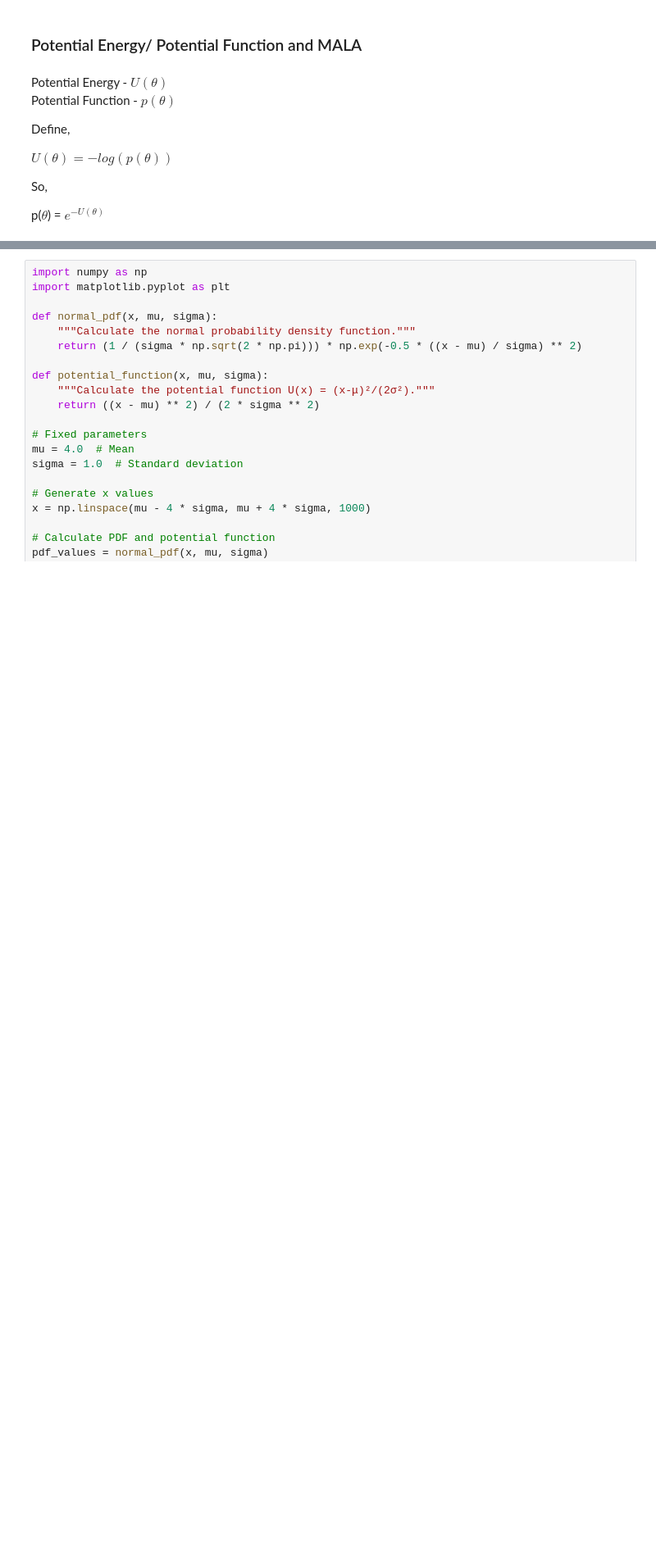
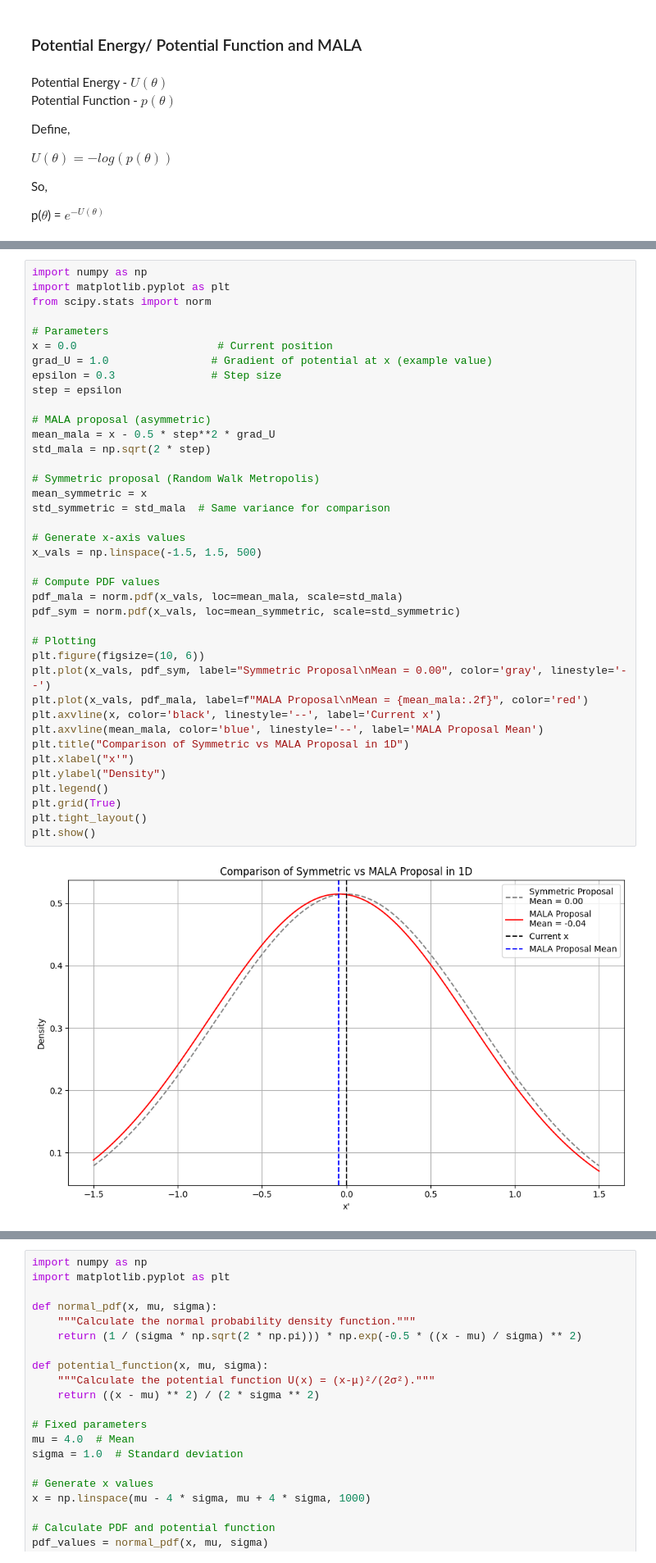
Before and after one commit to hashansl/learning, a Jupyter notebook: statistics/Bayesian/task-2 adam/mala_test.ipynb, the cells around one changed output, grey strips where cells are left out. Shown: that part at 82% size. Cells and saved outputs as stored; diff of their text form; blank space fills up the shorter version.

```diff
--- a/statistics/Bayesian/task-2 adam/mala_test.ipynb
+++ b/statistics/Bayesian/task-2 adam/mala_test.ipynb
@@ -32,0 +120,41 @@ plt.show()
+# %%
+import numpy as np
+import matplotlib.pyplot as plt
+from scipy.stats import norm
+
+# Parameters
+x = 0.0                      # Current position
+grad_U = 1.0                # Gradient of potential at x (example value)
+epsilon = 0.3               # Step size
+step = epsilon
+
+# MALA proposal (asymmetric)
+mean_mala = x - 0.5 * step**2 * grad_U
+std_mala = np.sqrt(2 * step)
+
+# Symmetric proposal (Random Walk Metropolis)
+mean_symmetric = x
+std_symmetric = std_mala  # Same variance for comparison
+
+# Generate x-axis values
+x_vals = np.linspace(-1.5, 1.5, 500)
+
+# Compute PDF values
+pdf_mala = norm.pdf(x_vals, loc=mean_mala, scale=std_mala)
+pdf_sym = norm.pdf(x_vals, loc=mean_symmetric, scale=std_symmetric)
+
+# Plotting
+plt.figure(figsize=(10, 6))
+plt.plot(x_vals, pdf_sym, label="Symmetric Proposal\nMean = 0.00", color='gray', linestyle='--')
+plt.plot(x_vals, pdf_mala, label=f"MALA Proposal\nMean = {mean_mala:.2f}", color='red')
+plt.axvline(x, color='black', linestyle='--', label='Current x')
+plt.axvline(mean_mala, color='blue', linestyle='--', label='MALA Proposal Mean')
+plt.title("Comparison of Symmetric vs MALA Proposal in 1D")
+plt.xlabel("x'")
+plt.ylabel("Density")
+plt.legend()
+plt.grid(True)
+plt.tight_layout()
+plt.show()
+# %% [output]
+[figure, added]
```
Also changed, not shown: parts of 53 cells of this notebook, 3 other files.
